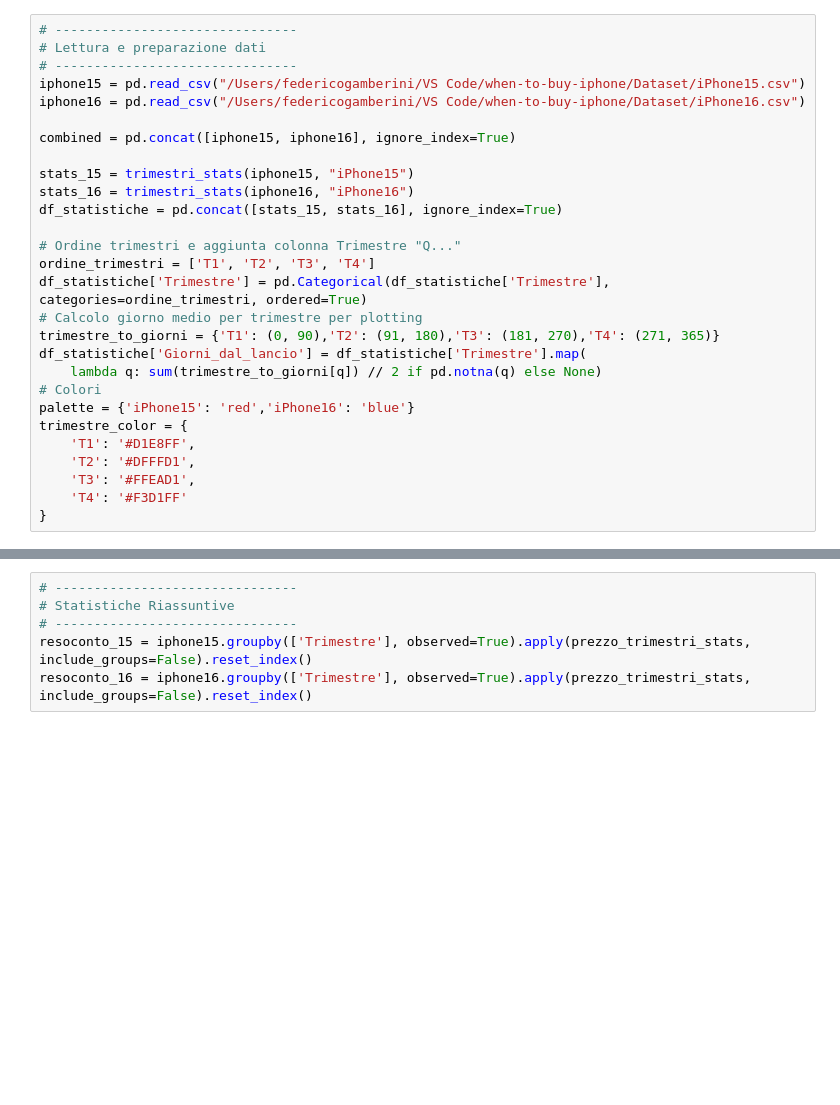
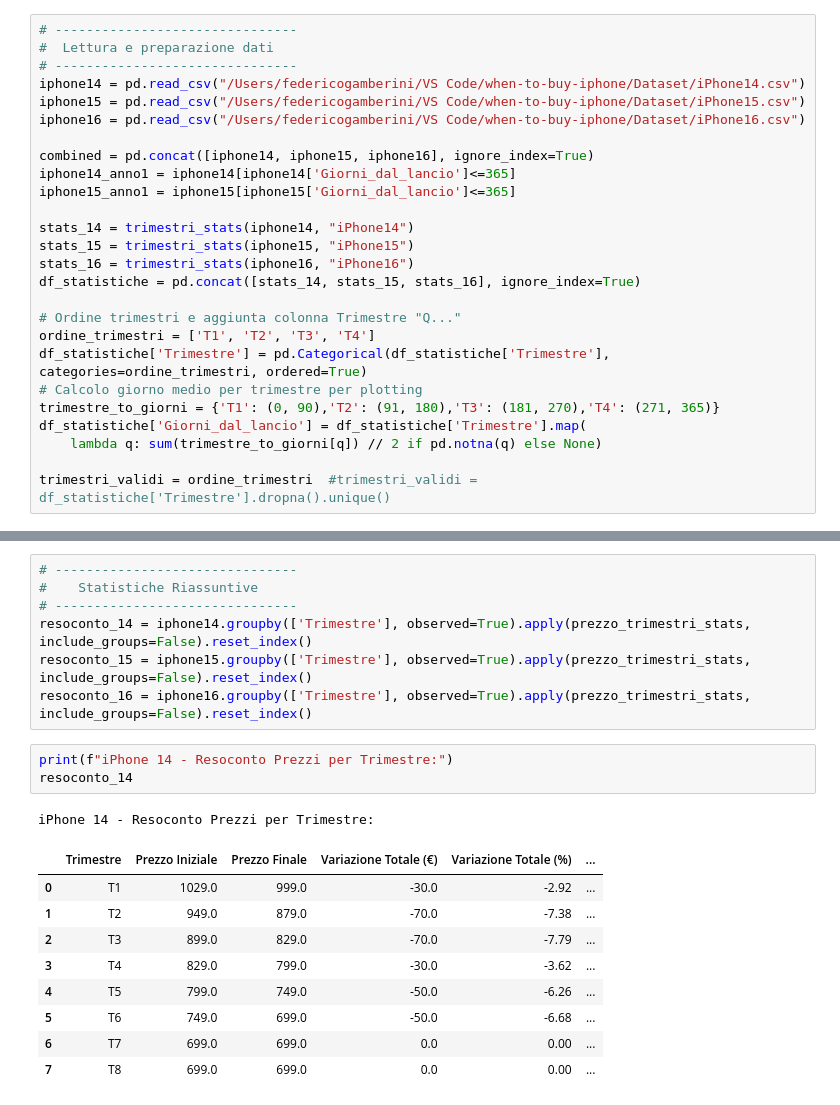
Before and after one commit to FedeGambe/when-to-buy-iphone, a Jupyter notebook: Notebook/price_comparison.ipynb, the cells around one changed output, grey strips where cells are left out. Saved outputs shown, nothing was run; the diff lists cells and outputs as text; blank space fills up the shorter version.

```diff
--- a/Notebook/price_comparison.ipynb
+++ b/Notebook/price_comparison.ipynb
@@ -13,16 +13,20 @@ if scripts_path not in sys.path:
 from funzioni import trimestri_stats, prezzo_trimestri_stats
 # %%
 # -------------------------------
-# Lettura e preparazione dati
+#  Lettura e preparazione dati
 # -------------------------------
+iphone14 = pd.read_csv("/Users/federicogamberini/VS Code/when-to-buy-iphone/Dataset/iPhone14.csv")
 iphone15 = pd.read_csv("/Users/federicogamberini/VS Code/when-to-buy-iphone/Dataset/iPhone15.csv")
 iphone16 = pd.read_csv("/Users/federicogamberini/VS Code/when-to-buy-iphone/Dataset/iPhone16.csv")
 
-combined = pd.concat([iphone15, iphone16], ignore_index=True)
+combined = pd.concat([iphone14, iphone15, iphone16], ignore_index=True)
+iphone14_anno1 = iphone14[iphone14['Giorni_dal_lancio']<=365]
+iphone15_anno1 = iphone15[iphone15['Giorni_dal_lancio']<=365]
 
+stats_14 = trimestri_stats(iphone14, "iPhone14")
 stats_15 = trimestri_stats(iphone15, "iPhone15")
 stats_16 = trimestri_stats(iphone16, "iPhone16")
-df_statistiche = pd.concat([stats_15, stats_16], ignore_index=True)
+df_statistiche = pd.concat([stats_14, stats_15, stats_16], ignore_index=True)
 
 # Ordine trimestri e aggiunta colonna Trimestre "Q..."
 ordine_trimestri = ['T1', 'T2', 'T3', 'T4']
@@ -31,11 +35,5 @@ df_statistiche['Trimestre'] = pd.Categorical(df_statistiche['Trimestre'], catego
 trimestre_to_giorni = {'T1': (0, 90),'T2': (91, 180),'T3': (181, 270),'T4': (271, 365)}
 df_statistiche['Giorni_dal_lancio'] = df_statistiche['Trimestre'].map(
     lambda q: sum(trimestre_to_giorni[q]) // 2 if pd.notna(q) else None)
-# Colori
-palette = {'iPhone15': 'red','iPhone16': 'blue'}
-trimestre_color = {
-    'T1': '#D1E8FF',
-    'T2': '#DFFFD1',
-    'T3': '#FFEAD1',
-    'T4': '#F3D1FF'
-}
+
+trimestri_validi = ordine_trimestri  #trimestri_validi = df_statistiche['Trimestre'].dropna().unique()
@@ -100,9 +92,24 @@ plt.show()
 # %%
 # -------------------------------
-# Statistiche Riassuntive
+#    Statistiche Riassuntive
 # -------------------------------
+resoconto_14 = iphone14.groupby(['Trimestre'], observed=True).apply(prezzo_trimestri_stats, include_groups=False).reset_index()
 resoconto_15 = iphone15.groupby(['Trimestre'], observed=True).apply(prezzo_trimestri_stats, include_groups=False).reset_index()
 resoconto_16 = iphone16.groupby(['Trimestre'], observed=True).apply(prezzo_trimestri_stats, include_groups=False).reset_index()
+# %%
+print(f"iPhone 14 - Resoconto Prezzi per Trimestre:")
+resoconto_14
+# %% [output]
+iPhone 14 - Resoconto Prezzi per Trimestre:
+|  | Trimestre | Prezzo Iniziale | Prezzo Finale | Variazione Totale (€) | Variazione Totale (%) | ... |
+| 0 | T1 | 1029.0 | 999.0 | -30.0 | -2.92 | ... |
+| 1 | T2 | 949.0 | 879.0 | -70.0 | -7.38 | ... |
+| 2 | T3 | 899.0 | 829.0 | -70.0 | -7.79 | ... |
+| 3 | T4 | 829.0 | 799.0 | -30.0 | -3.62 | ... |
+| 4 | T5 | 799.0 | 749.0 | -50.0 | -6.26 | ... |
+| 5 | T6 | 749.0 | 699.0 | -50.0 | -6.68 | ... |
+| 6 | T7 | 699.0 | 699.0 | 0.0 | 0.00 | ... |
+| 7 | T8 | 699.0 | 699.0 | 0.0 | 0.00 | ... |
 # %%
 print(f"iPhone 15 - Resoconto Prezzi per Trimestre:")
 resoconto_15
```
Also changed, not shown: parts of 5 cells of this notebook, 7 other files.
